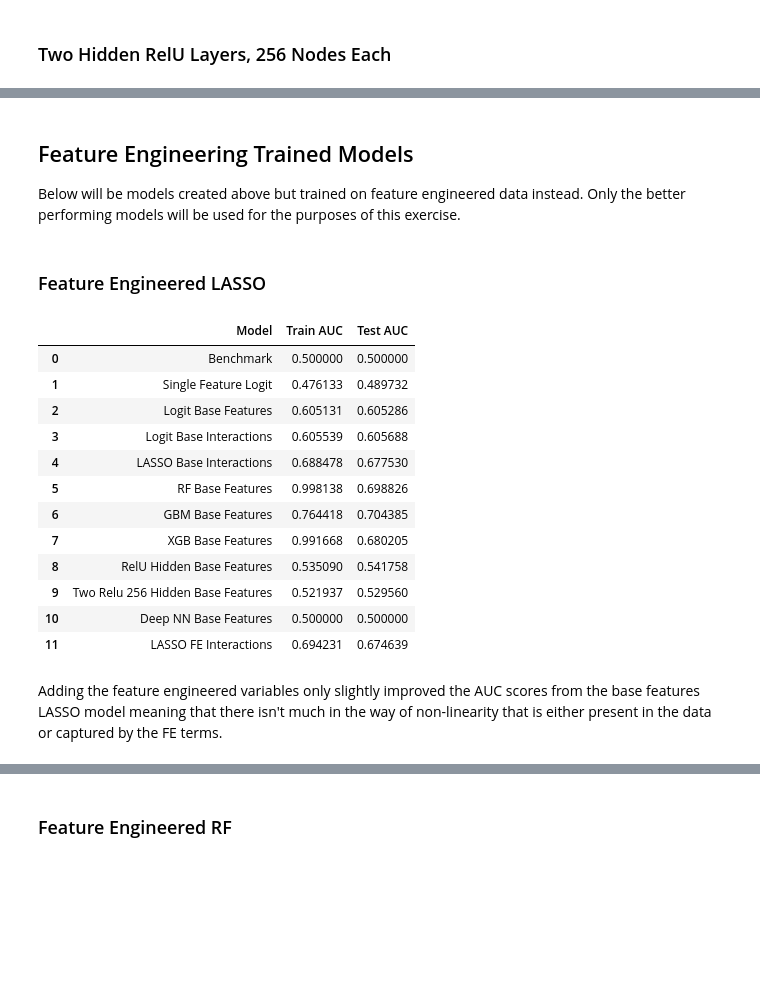
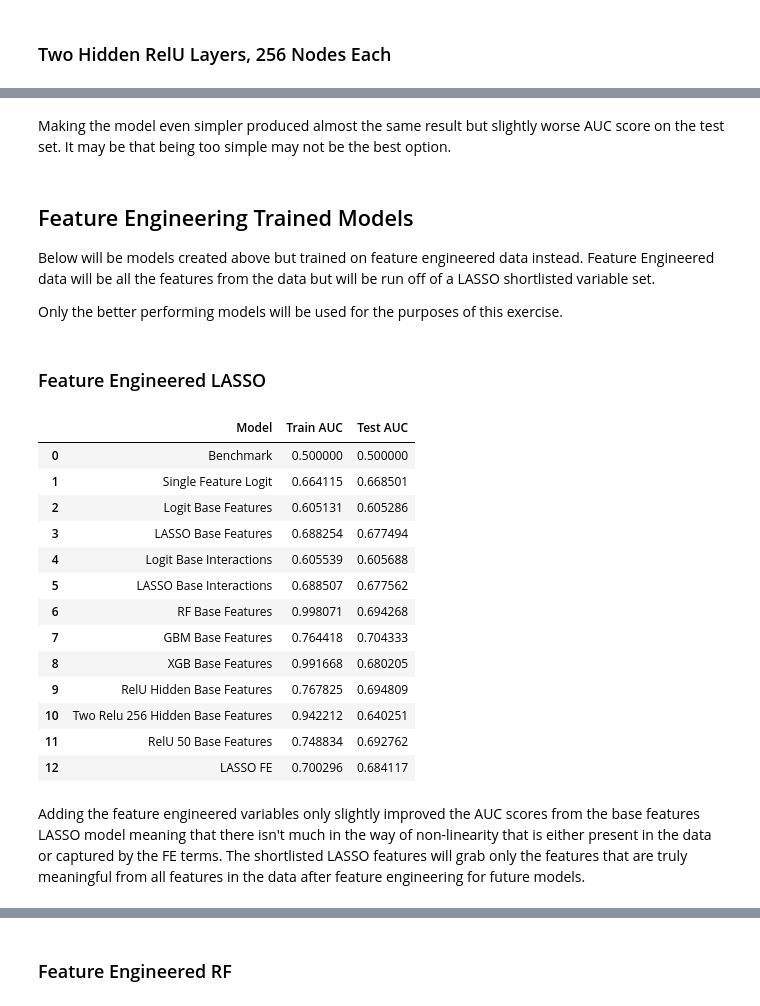
Before and after one commit to nxfern/Mashable-Online-News-Popularity, a Jupyter notebook: DS2_Take-Home_NF.ipynb, the cells around one changed output, grey strips where cells are left out. Drawn from its saved outputs; the diff is of its cells as text; code cells hidden in the pictures; blank space fills up the shorter version.

```diff
--- a/DS2_Take-Home_NF.ipynb
+++ b/DS2_Take-Home_NF.ipynb
@@ -475,6 +491,6 @@ The L1 penalty will be used in the prior model to penalize any overfitting that
 # %%
 # Tweaking the previous model to turn it into a LASSO
-lasso_base_interactions = LogisticRegression(penalty='l1', solver='liblinear', max_iter=2000).fit(X_train_base_interactions, y_train)
+lasso_base_interactions = LogisticRegression(penalty='l1', solver='liblinear', max_iter=3000).fit(X_train_base_interactions, y_train)
 
 # Creating predictions and calculating AUC score
 train_auc = roc_auc_score(y_train, lasso_base_interactions.predict_proba(X_train_base_interactions)[:,1])
@@ -653,7 +685,7 @@ This initial neural network model performed very poorly, worse than the benchmar
 # %%
 # Creating the model
 two_relu_256 = Sequential([
-    Input(shape=nnX_train[base_features].shape[1:]),
+    Input(shape=nnX_train_base_scaled.shape[1:]),
     Dense(256, activation='relu'),
     Dense(256, activation='relu'),
     Dense(1, activation='sigmoid')
@@ -663,11 +695,11 @@ two_relu_256 = Sequential([
 two_relu_256.compile(loss='binary_crossentropy', optimizer='adam', metrics=['accuracy'])
 
 # Fitting the model
-two_relu_256.fit(nnX_train[base_features], nny_train, validation_data=(nnX_val[base_features], nny_val), epochs=20, batch_size=128)
+two_relu_256.fit(nnX_train_base_scaled, nny_train, validation_data=(nnX_val_base_scaled, nny_val), epochs=20, batch_size=128)
 
 # Creating predictions and calculating AUC score
-train_auc = roc_auc_score(nny_train, two_relu_256.predict(nnX_train[base_features]))
-test_auc = roc_auc_score(y_test, two_relu_256.predict(X_test[base_features]))
+train_auc = roc_auc_score(nny_train, two_relu_256.predict(nnX_train_base_scaled))
+test_auc = roc_auc_score(y_test, two_relu_256.predict(X_test_base_scaled))
 two_relu_256_pred = ['Two Relu 256 Hidden Base Features', train_auc, test_auc]
 
 # Adding to results
@@ -772,0 +742,22 @@ From the results, the deep version of the neural network model created does no b
+# %%
+# Creating the model
+relu_base_50 = Sequential([
+    Input(shape=nnX_train_base_scaled.shape[1:]),
+    Dense(50, activation='relu'),
+    Dense(1, activation='sigmoid')
+])
+
+# Compiling the model
+relu_base_50.compile(loss='binary_crossentropy', optimizer='adam', metrics=['accuracy'])
+
+# Fitting the model
+relu_base_50.fit(nnX_train_base_scaled, nny_train, validation_data=(nnX_val_base_scaled, nny_val), epochs=20, batch_size=128)
+
+# Creating predictions and calculating AUC score
+train_auc = roc_auc_score(nny_train, relu_base_50.predict(nnX_train_base_scaled))
+test_auc = roc_auc_score(y_test, relu_base_50.predict(X_test_base_scaled))
+relu_base_50_pred = ['RelU 50 Base Features', train_auc, test_auc]
+
+# Adding to results
+results.loc[len(results)] = relu_base_50_pred
+results
@@ -773,36 +795,38 @@ From the results, the deep version of the neural network model created does no b
+# %% [markdown]
+Making the model even simpler produced almost the same result but slightly worse AUC score on the test set. It may be that being too simple may not be the best option.
 # %% [markdown]
 ## Feature Engineering Trained Models
-Below will be models created above but trained on feature engineered data instead. Only the better performing models will be used for the purposes of this exercise.
+Below will be models created above but trained on feature engineered data instead. Feature Engineered data will be all the features from the data but will be run off of a LASSO shortlisted variable set.
+
+Only the better performing models will be used for the purposes of this exercise.
 # %% [markdown]
 ### Feature Engineered LASSO
 # %%
-# Creating interaction terms in training data
-fe_interactions = interactions.fit_transform(X_train)
-
 # Creating LASSO model for FE
-lasso_fe_interactions = LogisticRegression(penalty='l1', solver='liblinear', max_iter=2000).fit(fe_interactions, y_train)
+lasso_fe = LogisticRegression(penalty='l1', solver='liblinear', max_iter=2000).fit(X_train, y_train)
 
 # Creating predictions and calculating AUC score
-train_auc = roc_auc_score(y_train, lasso_fe_interactions.predict_proba(fe_interactions)[:,1])
-test_auc = roc_auc_score(y_test, lasso_fe_interactions.predict_proba(interactions.transform(X_test))[:,1])
-lasso_fe_interactions_pred = ['LASSO FE Interactions', train_auc, test_auc]
+train_auc = roc_auc_score(y_train, lasso_fe.predict_proba(X_train)[:,1])
+test_auc = roc_auc_score(y_test, lasso_fe.predict_proba(X_test)[:,1])
+lasso_fe_pred = ['LASSO FE', train_auc, test_auc]
 
 # Adding to results
-results.loc[len(results)] = lasso_fe_interactions_pred
+results.loc[len(results)] = lasso_fe_pred
 results
 # %% [output]
 |  | Model | Train AUC | Test AUC |
 | 0 | Benchmark | 0.500000 | 0.500000 |
-| 1 | Single Feature Logit | 0.476133 | 0.489732 |
+| 1 | Single Feature Logit | 0.664115 | 0.668501 |
 | 2 | Logit Base Features | 0.605131 | 0.605286 |
-| 3 | Logit Base Interactions | 0.605539 | 0.605688 |
-| 4 | LASSO Base Interactions | 0.688478 | 0.677530 |
-| 5 | RF Base Features | 0.998138 | 0.698826 |
-| 6 | GBM Base Features | 0.764418 | 0.704385 |
-| 7 | XGB Base Features | 0.991668 | 0.680205 |
-| 8 | RelU Hidden Base Features | 0.535090 | 0.541758 |
-| 9 | Two Relu 256 Hidden Base Features | 0.521937 | 0.529560 |
-| 10 | Deep NN Base Features | 0.500000 | 0.500000 |
-| 11 | LASSO FE Interactions | 0.694231 | 0.674639 |
+| 3 | LASSO Base Features | 0.688254 | 0.677494 |
+| 4 | Logit Base Interactions | 0.605539 | 0.605688 |
+| 5 | LASSO Base Interactions | 0.688507 | 0.677562 |
+| 6 | RF Base Features | 0.998071 | 0.694268 |
+| 7 | GBM Base Features | 0.764418 | 0.704333 |
+| 8 | XGB Base Features | 0.991668 | 0.680205 |
+| 9 | RelU Hidden Base Features | 0.767825 | 0.694809 |
+| 10 | Two Relu 256 Hidden Base Features | 0.942212 | 0.640251 |
+| 11 | RelU 50 Base Features | 0.748834 | 0.692762 |
+| 12 | LASSO FE | 0.700296 | 0.684117 |
 # %% [markdown]
-Adding the feature engineered variables only slightly improved the AUC scores from the base features LASSO model meaning that there isn't much in the way of non-linearity that is either present in the data or captured by the FE terms.
+Adding the feature engineered variables only slightly improved the AUC scores from the base features LASSO model meaning that there isn't much in the way of non-linearity that is either present in the data or captured by the FE terms. The shortlisted LASSO features will grab only the features that are truly meaningful from all features in the data after feature engineering for future models.
```
Also changed, not shown: parts of 54 cells of this notebook, 2 other files.
